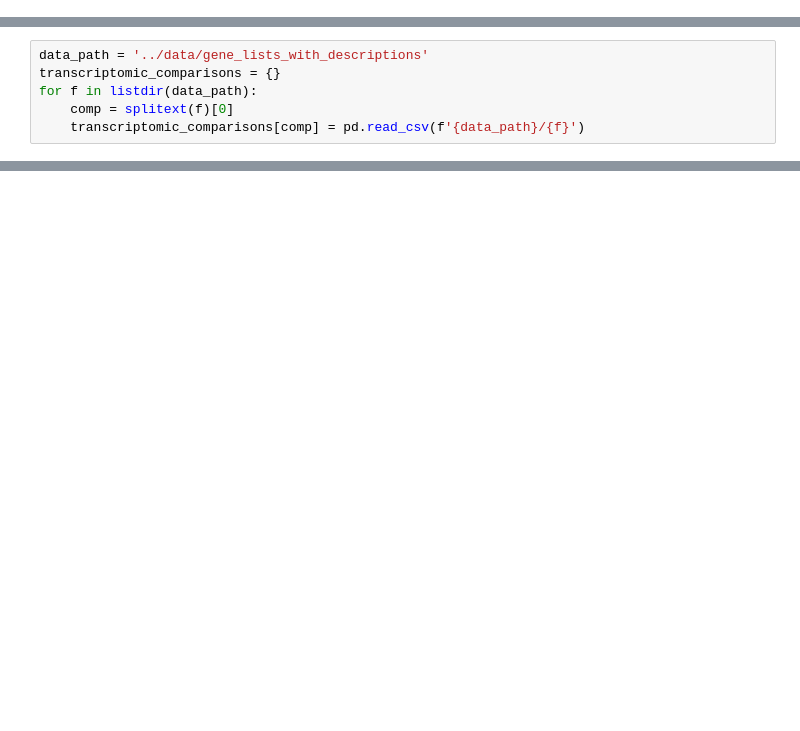
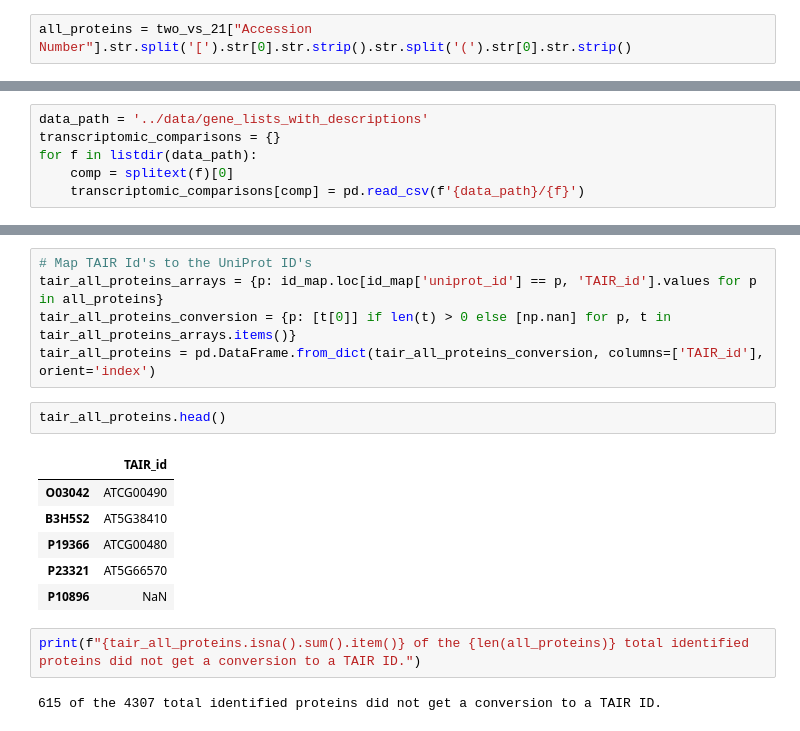
Before and after one commit to serenalotreck/photorespiration-omics, a Jupyter notebook: notebooks/proteomics_visualizations.ipynb, the cells around one changed output, grey strips where cells are left out. Cells and saved outputs as stored; diff of their text form; blank space fills up the shorter version.

```diff
--- a/notebooks/proteomics_visualizations.ipynb
+++ b/notebooks/proteomics_visualizations.ipynb
@@ -54,3 +62,5 @@ forty_vs_21[forty_pval_col_name] = forty_vs_21[forty_pval_col_name].astype('floa
+# %%
+all_proteins = two_vs_21["Accession Number"].str.split('[').str[0].str.strip().str.split('(').str[0].str.strip()
 # %% [markdown]
 Filter out any proteins that aren't significantly expressed in each condition:
 # %%
@@ -146,0 +161,18 @@ We need a dataframe where the rows are genes, the columns are the categories and
+# %%
+# Map TAIR Id's to the UniProt ID's
+tair_all_proteins_arrays = {p: id_map.loc[id_map['uniprot_id'] == p, 'TAIR_id'].values for p in all_proteins}
+tair_all_proteins_conversion = {p: [t[0]] if len(t) > 0 else [np.nan] for p, t in tair_all_proteins_arrays.items()}
+tair_all_proteins = pd.DataFrame.from_dict(tair_all_proteins_conversion, columns=['TAIR_id'], orient='index')
+# %%
+tair_all_proteins.head()
+# %% [output]
+|  | TAIR_id |
+| O03042 | ATCG00490 |
+| B3H5S2 | AT5G38410 |
+| P19366 | ATCG00480 |
+| P23321 | AT5G66570 |
+| P10896 | NaN |
+# %%
+print(f"{tair_all_proteins.isna().sum().item()} of the {len(all_proteins)} total identified proteins did not get a conversion to a TAIR ID.")
+# %% [output]
+615 of the 4307 total identified proteins did not get a conversion to a TAIR ID.
```
Also changed, not shown: parts of 22 cells of this notebook, 2 other files.
